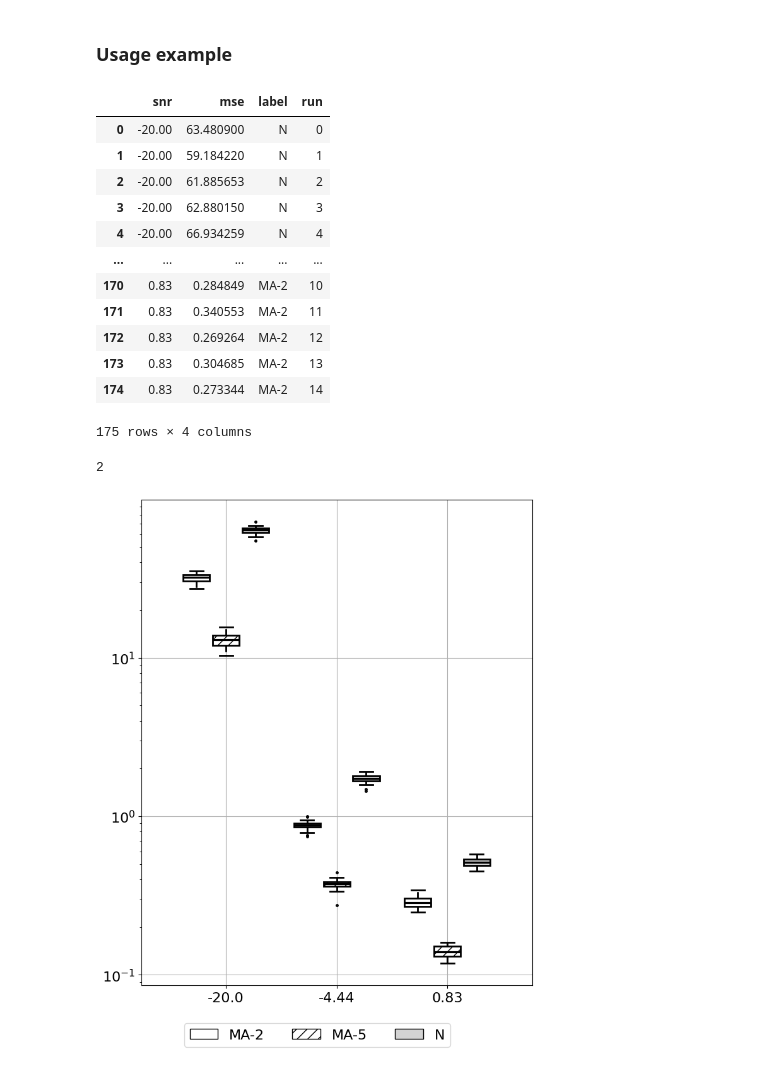
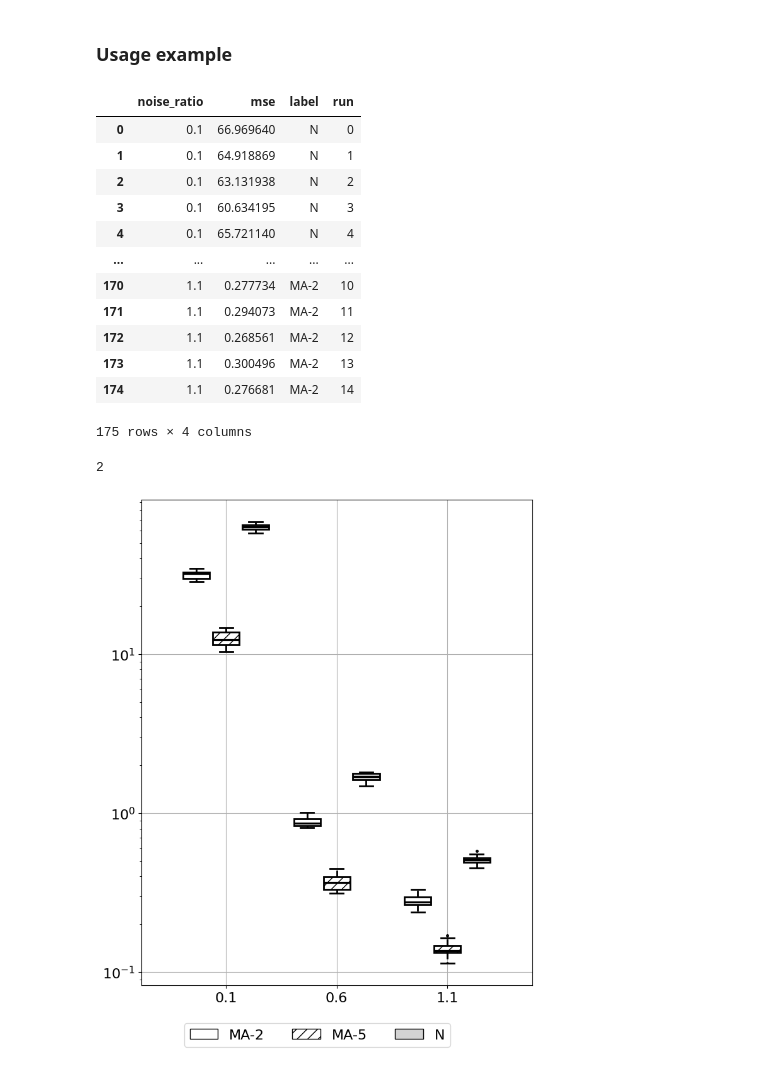
Before and after one commit to Digiratory/visualization-toolkit, a Jupyter notebook: examples/boxplolts.ipynb, the cells around one changed output. Drawn from its saved outputs; the diff is of its cells as text; code cells hidden in the pictures.

Commit message:
feat: mse_noise_experiment to mse_experiment

```diff
--- a/examples/boxplolts.ipynb
+++ b/examples/boxplolts.ipynb
@@ -86,22 +86,22 @@ signals = {
     "MA-5": np.array([moving_average(x, 5) for x in noisy_signals]),
     "MA-2": np.array([moving_average(x, 2) for x in noisy_signals]),
 }
-mse_df = mse_noise_experiment(original_signals, signals, noise_ratios)
-mse_df["snr"] = mse_df["snr"].round(2)
+mse_df = mse_experiment(original_signals, signals, noise_ratios, "noise_ratio")
+mse_df["noise_ratio"] = mse_df["noise_ratio"].round(2)
 mse_df.head(-5)
 # %% [output]
-|  | snr | mse | label | run |
-| 0 | -20.00 | 63.480900 | N | 0 |
-| 1 | -20.00 | 59.184220 | N | 1 |
-| 2 | -20.00 | 61.885653 | N | 2 |
-| 3 | -20.00 | 62.880150 | N | 3 |
-| 4 | -20.00 | 66.934259 | N | 4 |
+|  | noise_ratio | mse | label | run |
+| 0 | 0.1 | 66.969640 | N | 0 |
+| 1 | 0.1 | 64.918869 | N | 1 |
+| 2 | 0.1 | 63.131938 | N | 2 |
+| 3 | 0.1 | 60.634195 | N | 3 |
+| 4 | 0.1 | 65.721140 | N | 4 |
 | ... | ... | ... | ... | ... |
-| 170 | 0.83 | 0.284849 | MA-2 | 10 |
-| 171 | 0.83 | 0.340553 | MA-2 | 11 |
-| 172 | 0.83 | 0.269264 | MA-2 | 12 |
-| 173 | 0.83 | 0.304685 | MA-2 | 13 |
-| 174 | 0.83 | 0.273344 | MA-2 | 14 |
+| 170 | 1.1 | 0.277734 | MA-2 | 10 |
+| 171 | 1.1 | 0.294073 | MA-2 | 11 |
+| 172 | 1.1 | 0.268561 | MA-2 | 12 |
+| 173 | 1.1 | 0.300496 | MA-2 | 13 |
+| 174 | 1.1 | 0.276681 | MA-2 | 14 |
 175 rows × 4 columns
 # %%
 styles = {
@@ -114,10 +114,10 @@ len((10 ** (-1), 10 ** (0.3)))
 # %% [output]
 2
 # %%
-boxplot(mse_df, "snr", "mse", "label", styles=styles, y_limits=((10 ** (-1), 10 ** (0.3)),), fig_size=(8, 10))
+boxplot(mse_df, "noise_ratio", "mse", "label", styles=styles, y_limits=((10 ** (-1), 10 ** (0.3)),), fig_size=(8, 10))
 plt.show()
 # %% [output]
-[figure, old version]
+[figure, new version]
 # %%
 fig, axes = boxplot(
     mse_df,
```
Also changed, not shown: parts of 2 cells of this notebook, 2 other files.
